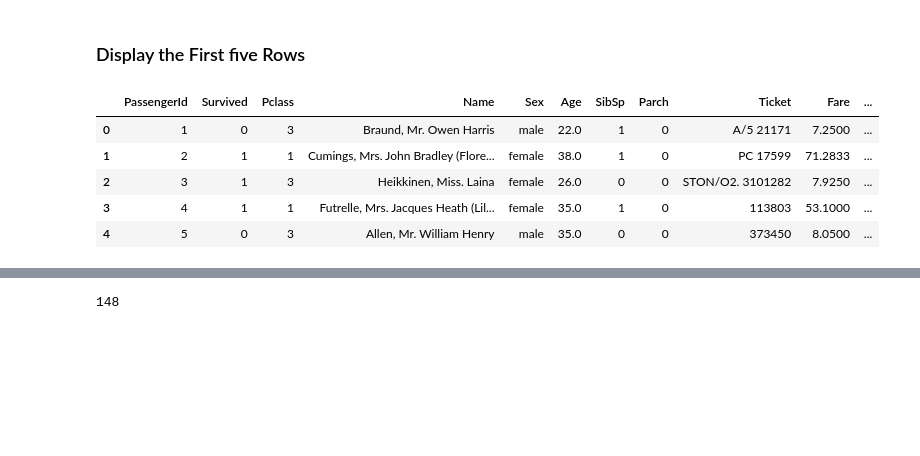
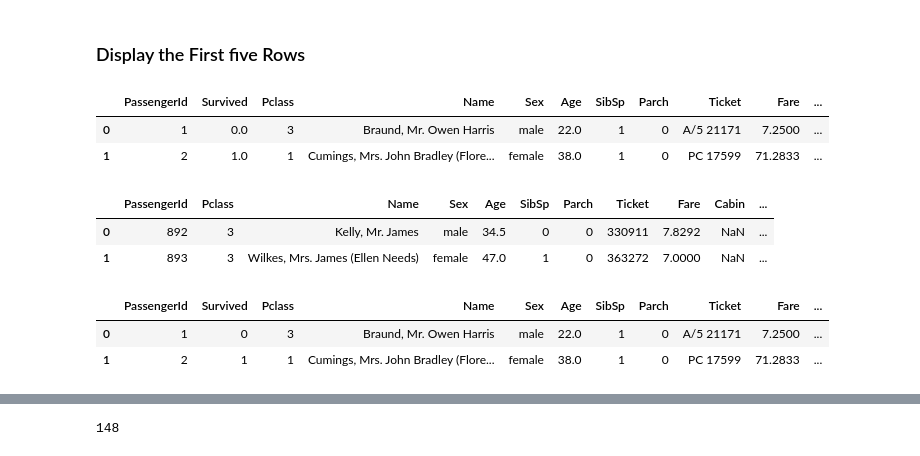
Before and after one commit to zainulabideenab9-cloud/Titanic_dataset_research, a Jupyter notebook: EDA_SUMMARY_OF_DATA.ipynb, the cells around one changed output, grey strips where cells are left out. Drawn from its saved outputs; the diff is of its cells as text; code cells hidden in the pictures; blank space fills up the shorter version.

```diff
--- a/EDA_SUMMARY_OF_DATA.ipynb
+++ b/EDA_SUMMARY_OF_DATA.ipynb
@@ -38,17 +54,32 @@ import matplotlib.pyplot as plt
 # %% [markdown]
 ### Import the CSV data into the Pandas Dataframe
 # %%
-# we will use train.csv for our analysis
-df= pd.read_csv('train.csv')
+# we will use both train and test dataset for EDA as there are some features data that
+# is also in the test dataset which is not in the train dataset. So we will combine both datasets for EDA.
+
+df1 = pd.read_csv('train.csv')
+df2 = pd.read_csv('test.csv')
+
+# Combine datasets row-wise
+df = pd.concat([df1, df2], ignore_index=True)
 # %% [markdown]
 ### Display the First five Rows
 # %%
 # Preview  of data set
-df.head()
+df.head(2)
 # %% [output]
 |  | PassengerId | Survived | Pclass | Name | Sex | Age | SibSp | Parch | Ticket | Fare | ... |
-| 0 | 1 | 0 | 3 | Braund, Mr. Owen Harris | male | 22.0 | 1 | 0 | A/5 21171 | 7.2500 | ... |
-| 1 | 2 | 1 | 1 | Cumings, Mrs. John Bradley (Flore... | female | 38.0 | 1 | 0 | PC 17599 | 71.2833 | ... |
-| 2 | 3 | 1 | 3 | Heikkinen, Miss. Laina | female | 26.0 | 0 | 0 | STON/O2. 3101282 | 7.9250 | ... |
-| 3 | 4 | 1 | 1 | Futrelle, Mrs. Jacques Heath (Lil... | female | 35.0 | 1 | 0 | 113803 | 53.1000 | ... |
-| 4 | 5 | 0 | 3 | Allen, Mr. William Henry | male | 35.0 | 0 | 0 | 373450 | 8.0500 | ... |
+| 0 | 1 | 0.0 | 3 | Braund, Mr. Owen Harris | male | 22.0 | 1 | 0 | A/5 21171 | 7.2500 | ... |
+| 1 | 2 | 1.0 | 1 | Cumings, Mrs. John Bradley (Flore... | female | 38.0 | 1 | 0 | PC 17599 | 71.2833 | ... |
+# %%
+df2.head(2)
+# %% [output]
+|  | PassengerId | Pclass | Name | Sex | Age | SibSp | Parch | Ticket | Fare | Cabin | ... |
+| 0 | 892 | 3 | Kelly, Mr. James | male | 34.5 | 0 | 0 | 330911 | 7.8292 | NaN | ... |
+| 1 | 893 | 3 | Wilkes, Mrs. James (Ellen Needs) | female | 47.0 | 1 | 0 | 363272 | 7.0000 | NaN | ... |
+# %%
+df1.head(2)
+# %% [output]
+|  | PassengerId | Survived | Pclass | Name | Sex | Age | SibSp | Parch | Ticket | Fare | ... |
+| 0 | 1 | 0 | 3 | Braund, Mr. Owen Harris | male | 22.0 | 1 | 0 | A/5 21171 | 7.2500 | ... |
+| 1 | 2 | 1 | 1 | Cumings, Mrs. John Bradley (Flore... | female | 38.0 | 1 | 0 | PC 17599 | 71.2833 | ... |
```
Also changed, not shown: parts of 16 cells of this notebook.
